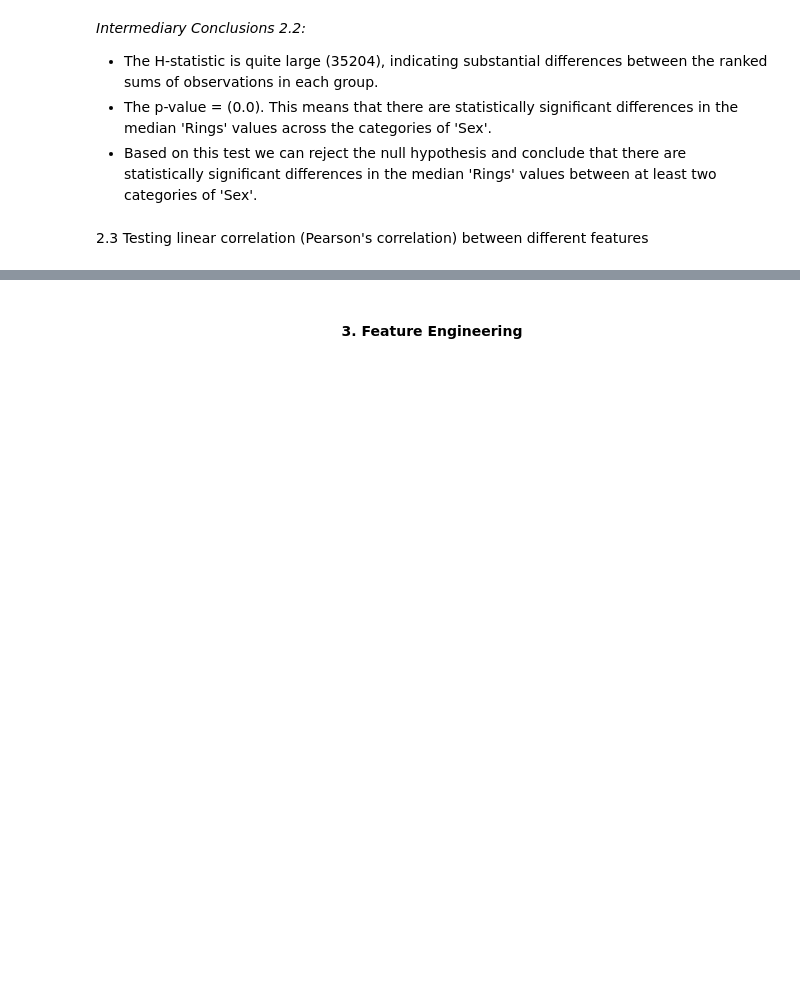
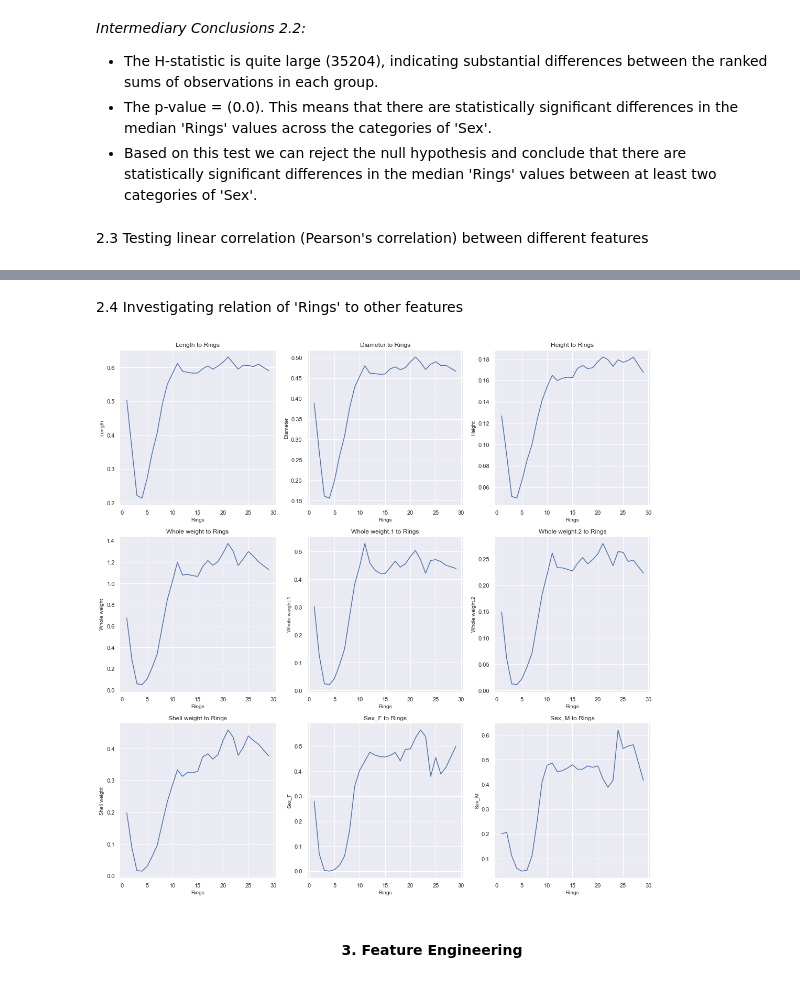
Before and after one commit to MikMar99/Optimising-Abalone-Price-through-Age-Prediction, a Jupyter notebook: abalone_project_o_kononov.ipynb, the cells around one changed output, grey strips where cells are left out. Saved outputs shown, nothing was run; the diff lists cells and outputs as text; code cells hidden in the pictures; blank space fills up the shorter version.

```diff
--- a/abalone_project_o_kononov.ipynb
+++ b/abalone_project_o_kononov.ipynb
@@ -219,3 +220,25 @@ sns.heatmap(t_df.corr(),annot=True, cmap='RdYlGn')
+# %% [markdown]
+2.4 Investigating relation of 'Rings' to other features
+# %%
+# Create subplots
+fig, axes = plt.subplots(nrows=3, ncols=3, figsize=(15, 15))
+
+# Loop through each feature and plot
+for i, feature in enumerate(t_df.columns):
+    if feature != 'Rings' and feature != 'id':  # Skip 'Rings' column
+        row_idx = i // 3  # Calculate row index
+        col_idx = i % 3  # Calculate column index
+        ax = axes[row_idx][col_idx]  # Get the appropriate axis for the subplot
+        sns.lineplot(data=t_df, x='Rings', y=feature, ci = None, ax=ax)  # Plot the data
+        ax.set_title(f'{feature} to Rings', fontsize=12)  # Set title
+        ax.set_xlabel('Rings', fontsize=10)  # Set x-axis label
+        ax.set_ylabel(feature, fontsize=10)  # Set y-axis label
+
+# Adjust layout
+plt.tight_layout()
+plt.show()
+# %% [output]
+[figure, added]
 # %% [markdown]
 #### <center> 3. Feature Engineering
 # %% [markdown]
```
Also changed, not shown: parts of 3 cells of this notebook.
